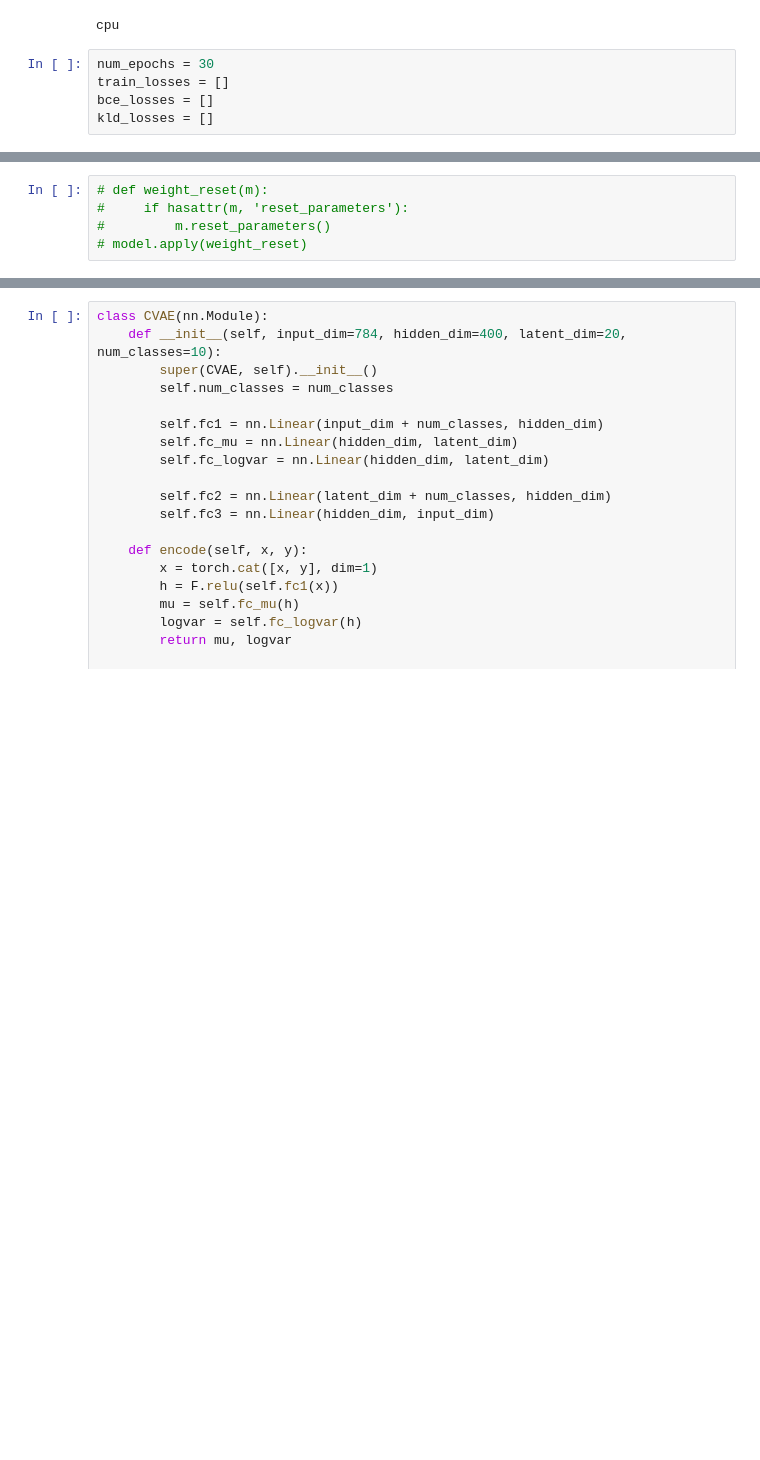
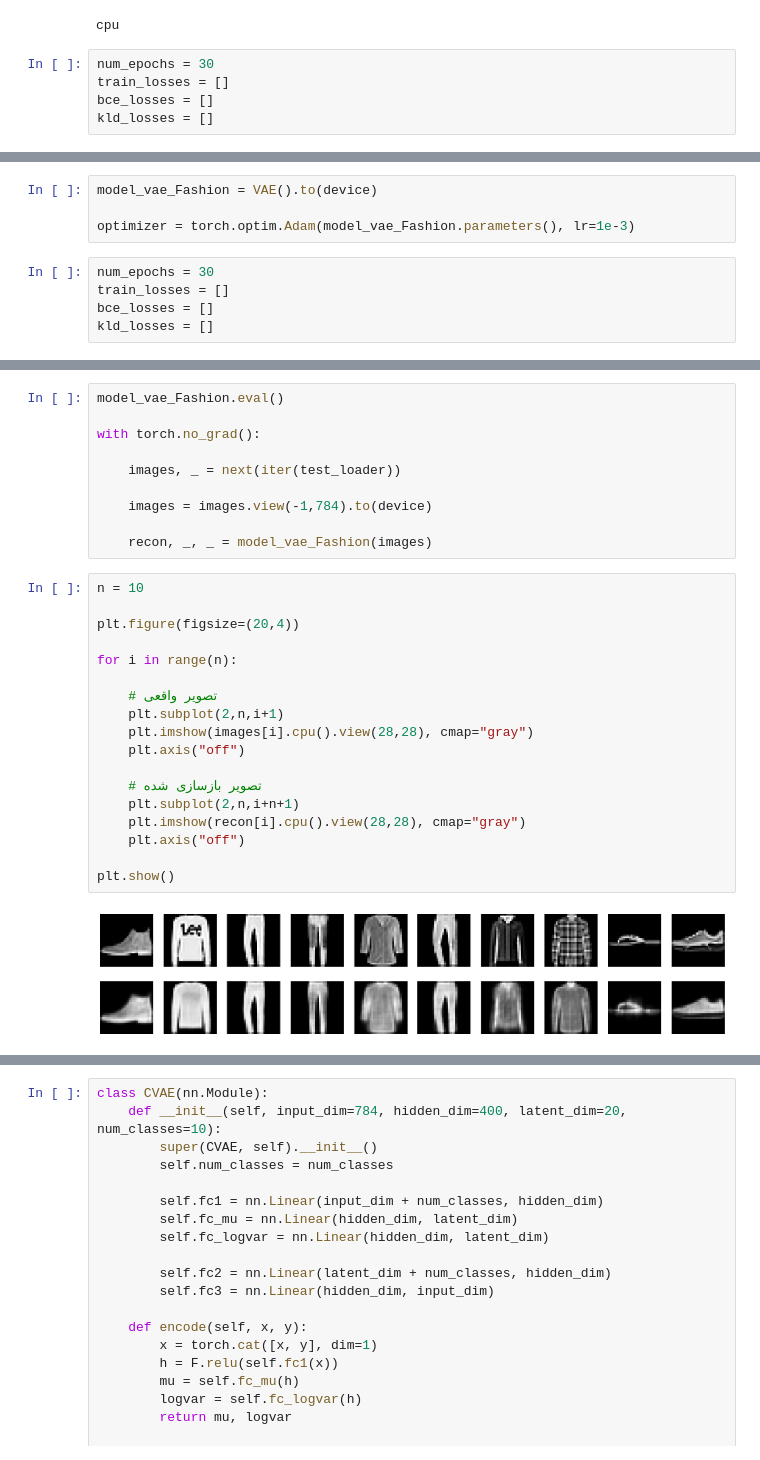
Before and after one commit to osydoong/Variational-autoencoder, a Jupyter notebook: main.ipynb, the cells around one changed output, grey strips where cells are left out. Drawn from its saved outputs; the diff is of its cells as text; blank space fills up the shorter version.

```diff
--- a/main.ipynb
+++ b/main.ipynb
@@ -228,5 +234,9 @@ plt.scatter(latent_2d[:,0],
 # %%
-# def weight_reset(m):
-#     if hasattr(m, 'reset_parameters'):
-#         m.reset_parameters()
-# model.apply(weight_reset)
+model_vae_Fashion = VAE().to(device)
+
+optimizer = torch.optim.Adam(model_vae_Fashion.parameters(), lr=1e-3)
+# %%
+num_epochs = 30
+train_losses = []
+bce_losses = []
+kld_losses = []
@@ -232,0 +288,30 @@ plt.scatter(latent_2d[:,0],
+# %%
+model_vae_Fashion.eval()
+
+with torch.no_grad():
+
+    images, _ = next(iter(test_loader))
+
+    images = images.view(-1,784).to(device)
+
+    recon, _, _ = model_vae_Fashion(images)
+# %%
+n = 10
+
+plt.figure(figsize=(20,4))
+
+for i in range(n):
+
+    # تصویر واقعی
+    plt.subplot(2,n,i+1)
+    plt.imshow(images[i].cpu().view(28,28), cmap="gray")
+    plt.axis("off")
+
+    # تصویر بازسازی شده
+    plt.subplot(2,n,i+n+1)
+    plt.imshow(recon[i].cpu().view(28,28), cmap="gray")
+    plt.axis("off")
+
+plt.show()
+# %% [output]
+[figure, added]
```
Also changed, not shown: parts of 28 cells of this notebook.
